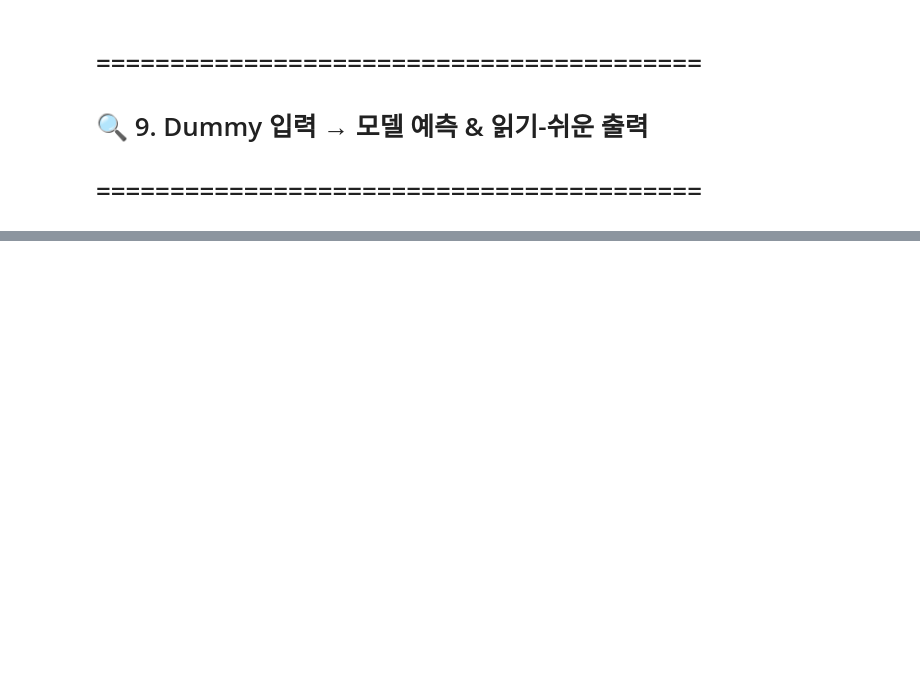
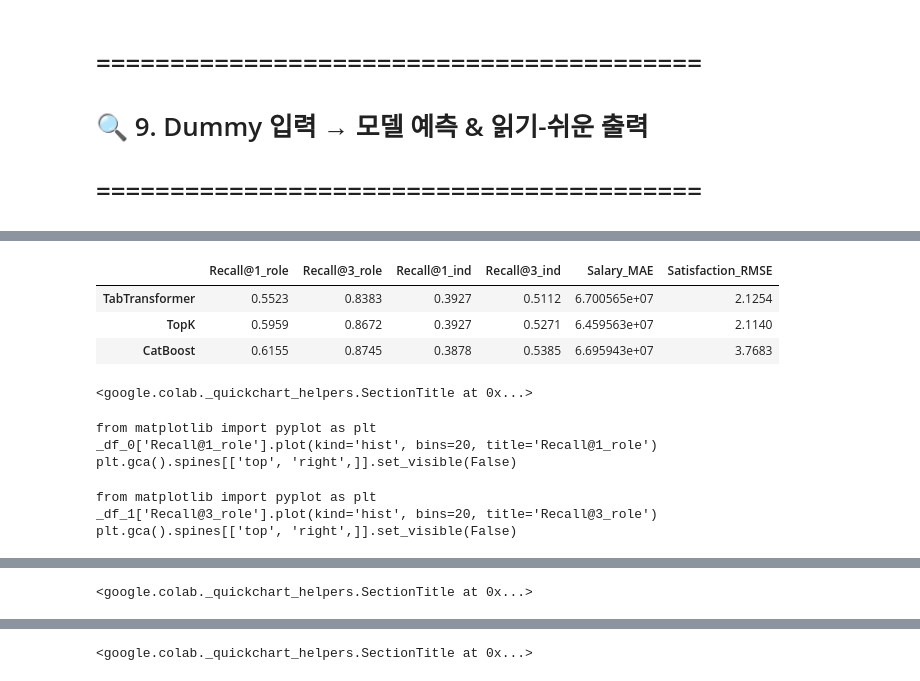
Before and after one commit to MexicoHamburger/AIP-2, a Jupyter notebook: CarrerPrediction_v1.ipynb, the cells around one changed output, grey strips where cells are left out. Saved outputs shown, nothing was run; the diff lists cells and outputs as text; code cells hidden in the pictures; blank space fills up the shorter version.

```diff
--- a/CarrerPrediction_v1.ipynb
+++ b/CarrerPrediction_v1.ipynb
@@ -84,16 +107,13 @@ y_ind  = raw["Industry"].str.get_dummies(";").astype("float32").values
 # %% [markdown]
 ## 3. train / val / test 3‑way split
 # %%
+TEST_RATIO = 0.20
+VAL_RATIO  = 0.16
 
-TEST_RATIO = 0.20  # 20 %
-VAL_RATIO  = 0.16  # 16 % 전체
+X_tmp, X_test, yR_tmp, yR_test, yI_tmp, yI_test, yS_tmp, yS_test, yT_tmp, yT_test = train_test_split(
+    X, y_role, y_ind, y_sal_role, y_sat_role, test_size=TEST_RATIO, random_state=42)
 
-# ① train+val vs test
-X_tmp, X_test, yR_tmp, yR_test, yI_tmp, yI_test, yS_tmp, yS_test, yT_tmp, yT_test = train_test_split(
-    X, y_role, y_ind, y_sal, y_sat, test_size=TEST_RATIO, random_state=42)
-
-# ② train vs val (val 비율을 나머지에서 다시 적용)
-val_ratio_adj = VAL_RATIO / (1 - TEST_RATIO)  # 0.16 / 0.80 = 0.20
+val_ratio_adj = VAL_RATIO / (1 - TEST_RATIO)
 X_train, X_val, yR_train, yR_val, yI_train, yI_val, yS_train, yS_val, yT_train, yT_val = train_test_split(
     X_tmp, yR_tmp, yI_tmp, yS_tmp, yT_tmp, test_size=val_ratio_adj, random_state=42)
 
@@ -337,0 +511,65 @@ print("📌 해당 스택 보완 시 예상 연봉:", boost_pay)
+# %%
+# ──────────── 공통 메트릭 & 세 모델 비교 ────────────
+from sklearn.metrics import recall_score, mean_absolute_error, mean_squared_error
+import pandas as pd, numpy as np
+import torch
+
+def recall_at_k(y_true, y_prob, k):
+    topk = np.argsort(-y_prob, axis=1)[:, :k]
+    return np.mean([y_true[i, idx].max() for i, idx in enumerate(topk)])
+
+def evaluate(name, R_pred, I_pred, S_pred, T_pred):
+    # multi-label recall
+    r1 = recall_at_k(yR_test, R_pred, 1)
+    r3 = recall_at_k(yR_test, R_pred, 3)
+    i1 = recall_at_k(yI_test, I_pred, 1)
+    i3 = recall_at_k(yI_test, I_pred, 3)
+
+    # 연봉: NaN 제거 후 평가
+    true_sal_raw = np.nanmax(yS_test, axis=1)
+    valid_idx = ~np.isnan(true_sal_raw)
+    true_sal = scaler.inverse_transform(true_sal_raw[valid_idx].reshape(-1, 1)).flatten()
+    pred_sal = scaler.inverse_transform(S_pred[valid_idx].reshape(-1, 1)).flatten()
+    sal_mae  = mean_absolute_error(true_sal, pred_sal)
+
+    # 만족도: NaN 제거 후 평가
+    true_sat_raw = np.nanmax(yT_test, axis=1)
+    valid_idx_sat = ~np.isnan(true_sat_raw)
+    rmse_sat = np.sqrt(mean_squared_error(true_sat_raw[valid_idx_sat], T_pred[valid_idx_sat]))
+
+    return pd.Series({
+        "Recall@1_role": r1, "Recall@3_role": r3,
+        "Recall@1_ind": i1,  "Recall@3_ind": i3,
+        "Salary_MAE": sal_mae, "Satisfaction_RMSE": rmse_sat
+    }, name=name)
+
+
+# ─ TabTransformer 예측 (스칼라 = 최대 확률 직무)
+model.eval()
+with torch.no_grad():
+    R_dl, I_dl, S_dl_full, T_dl_full = model(torch.tensor(X_test).to(device))
+R_dl, I_dl = R_dl.cpu().numpy(), I_dl.cpu().numpy()
+max_idx_dl = R_dl.argmax(1)
+S_dl = S_dl_full.cpu().numpy()[np.arange(len(X_test)), max_idx_dl]
+T_dl = T_dl_full.cpu().numpy()[np.arange(len(X_test)), max_idx_dl]
+
+# ─ 결과 비교
+results = pd.concat([
+    evaluate("TabTransformer", R_dl,  I_dl,  S_dl,  T_dl),
+    evaluate("TopK",          R_knn, I_knn, S_knn, T_knn),
+    evaluate("CatBoost",      R_cat, I_cat, S_cat, T_cat)
+], axis=1).T
+
+results.round(4)
+# %% [output]
+|  | Recall@1_role | Recall@3_role | Recall@1_ind | Recall@3_ind | Salary_MAE | Satisfaction_RMSE |
+| TabTransformer | 0.5523 | 0.8383 | 0.3927 | 0.5112 | 6.700565e+07 | 2.1254 |
+| TopK | 0.5959 | 0.8672 | 0.3927 | 0.5271 | 6.459563e+07 | 2.1140 |
+| CatBoost | 0.6155 | 0.8745 | 0.3878 | 0.5385 | 6.695943e+07 | 3.7683 |
+<google.colab._quickchart_helpers.SectionTitle at 0x...>
+from matplotlib import pyplot as plt
+_df_0['Recall@1_role'].plot(kind='hist', bins=20, title='Recall@1_role')
+plt.gca().spines[['top', 'right',]].set_visible(False)
+from matplotlib import pyplot as plt
+_df_1['Recall@3_role'].plot(kind='hist', bins=20, title='Recall@3_role')
+plt.gca().spines[['top', 'right',]].set_visible(False)
@@ -337,0 +582 @@ print("📌 해당 스택 보완 시 예상 연봉:", boost_pay)
+<google.colab._quickchart_helpers.SectionTitle at 0x...>
@@ -337,0 +587 @@ print("📌 해당 스택 보완 시 예상 연봉:", boost_pay)
+<google.colab._quickchart_helpers.SectionTitle at 0x...>
```
Also changed, not shown: parts of 20 cells of this notebook.
